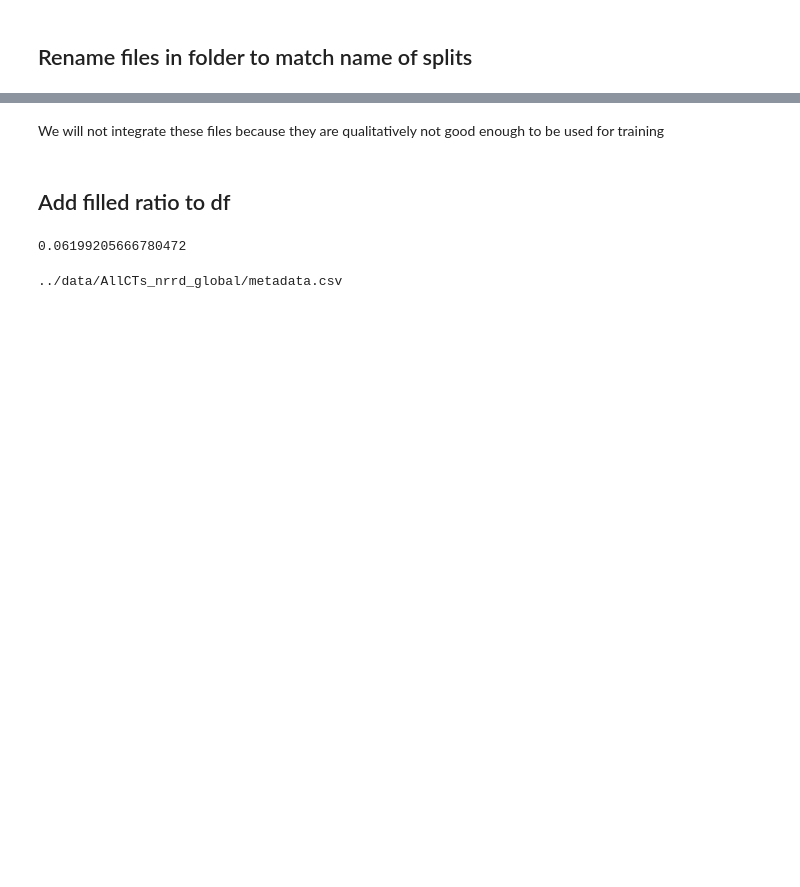
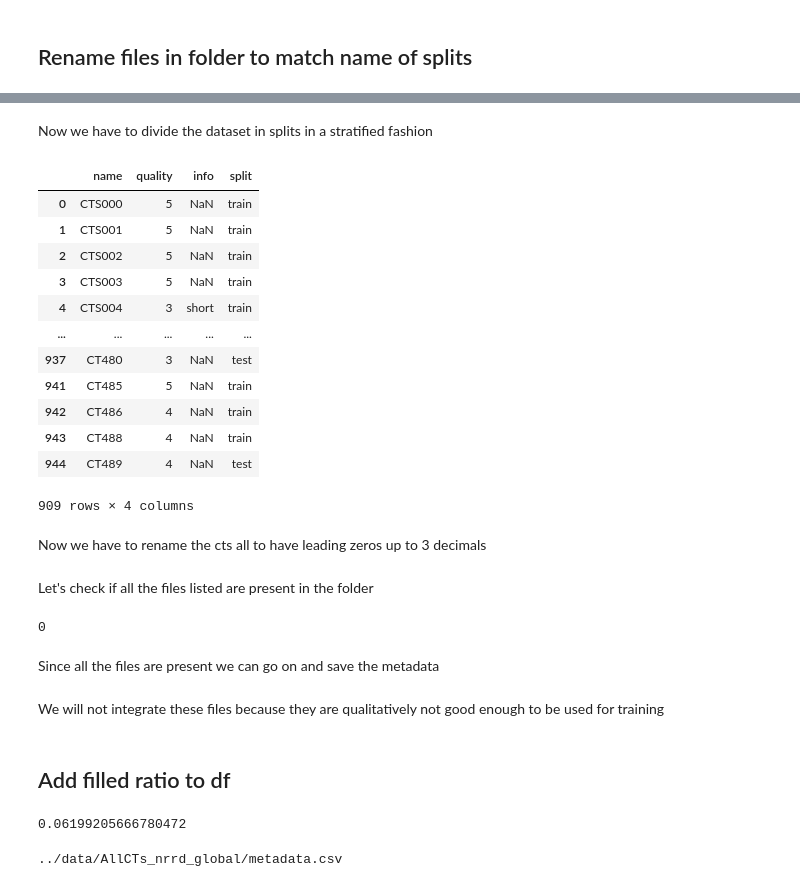
Before and after one commit to Chavelanda/medicaldiffusion, a Jupyter notebook: notebooks/allcts.ipynb, the cells around one changed output, grey strips where cells are left out. Saved outputs shown, nothing was run; the diff lists cells and outputs as text; code cells hidden in the pictures; blank space fills up the shorter version.

```diff
--- a/notebooks/allcts.ipynb
+++ b/notebooks/allcts.ipynb
@@ -227,0 +251,12 @@ Missing names: {'CTS463', 'CTS047'}
+# %%
+quality_mapping = {
+    '3.5': '3',
+    '2.5': '2',
+    '1.5': '1',
+    '1.5 ': '1',
+    '3,5': '3',
+    '2,5': '2',
+}
+
+raw_df['quality'] = raw_df['quality'].replace(quality_mapping)
+raw_df['quality'].value_counts()
@@ -227,0 +274,4 @@ Missing names: {'CTS463', 'CTS047'}
+# %%
+filtered_df = raw_df[(raw_df['quality'] != '0') & (raw_df['quality'] != '1')]
+print(filtered_df.shape)
+filtered_df['quality'].value_counts()
@@ -227,0 +311,5 @@ Missing names: {'CTS463', 'CTS047'}
+# %%
+info_to_remove = ['(bad)']
+
+filtered_df = filtered_df[~filtered_df['info'].isin(info_to_remove)]
+filtered_df
@@ -227,0 +330,30 @@ Missing names: {'CTS463', 'CTS047'}
+# %% [markdown]
+Now we have to divide the dataset in splits in a stratified fashion
+# %%
+# Split to train, val and test
+# Stratify by quality
+from sklearn.model_selection import train_test_split
+
+train_df_index, val_test_df_index = train_test_split(filtered_df.index, test_size=0.2, stratify=filtered_df['quality'], random_state=42)
+# %%
+df = filtered_df.copy()
+# Set the split column
+df['split'] = 'train'
+df['split'].loc[val_test_df_index] = 'test'
+df
+# %% [output]
+|  | name | quality | info | split |
+| 0 | CTS000 | 5 | NaN | train |
+| 1 | CTS001 | 5 | NaN | train |
+| 2 | CTS002 | 5 | NaN | train |
+| 3 | CTS003 | 5 | NaN | train |
+| 4 | CTS004 | 3 | short | train |
+| ... | ... | ... | ... | ... |
+| 937 | CT480 | 3 | NaN | test |
+| 941 | CT485 | 5 | NaN | train |
+| 942 | CT486 | 4 | NaN | train |
+| 943 | CT488 | 4 | NaN | train |
+| 944 | CT489 | 4 | NaN | test |
+909 rows × 4 columns
+# %% [markdown]
+Now we have to rename the cts all to have leading zeros up to 3 decimals
@@ -227,0 +376,13 @@ Missing names: {'CTS463', 'CTS047'}
+# %% [markdown]
+Let's check if all the files listed are present in the folder
+# %%
+def is_absent(row):
+    name = row['name']
+    file_name = os.path.join('../data/allcts-global-128/', name + '.nrrd')
+    return not os.path.exists(file_name)
+
+df.apply(is_absent, axis=1).sum()
+# %% [output]
+0
+# %% [markdown]
+Since all the files are present we can go on and save the metadata
```
Also changed, not shown: parts of 37 cells of this notebook, 4 other files.
